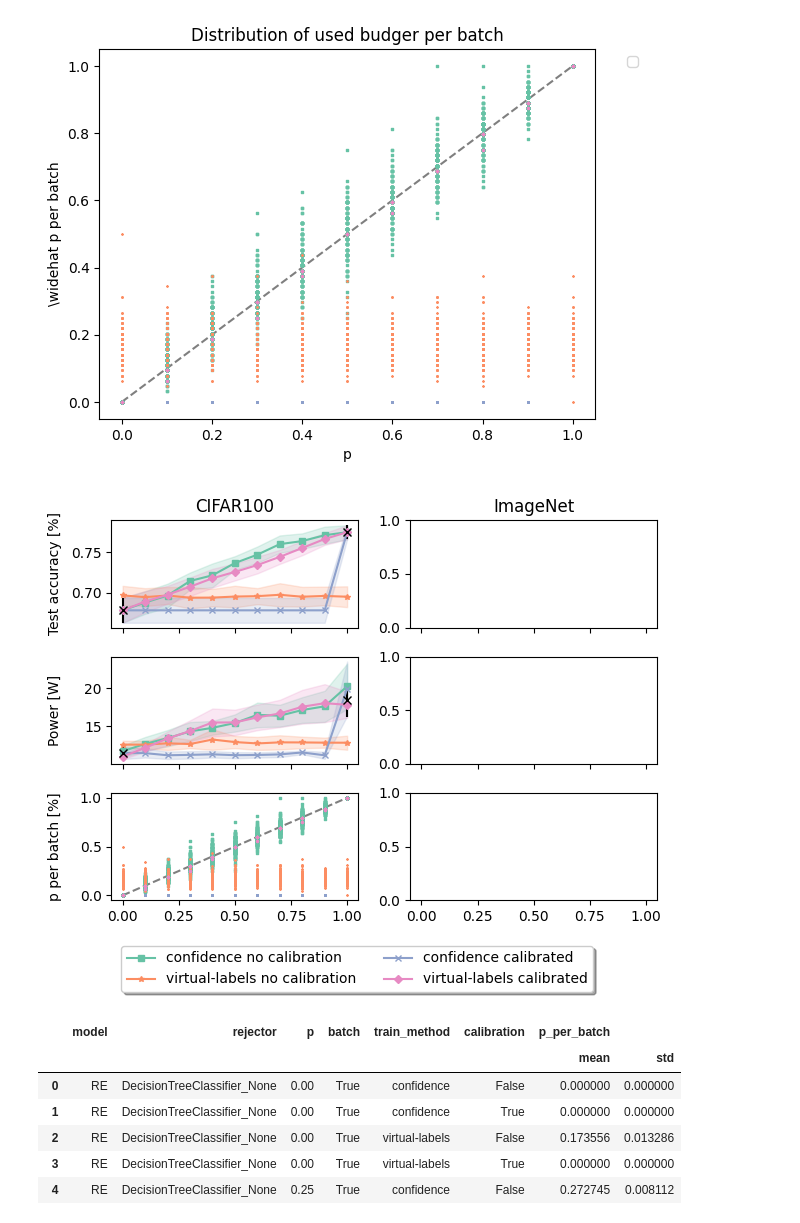
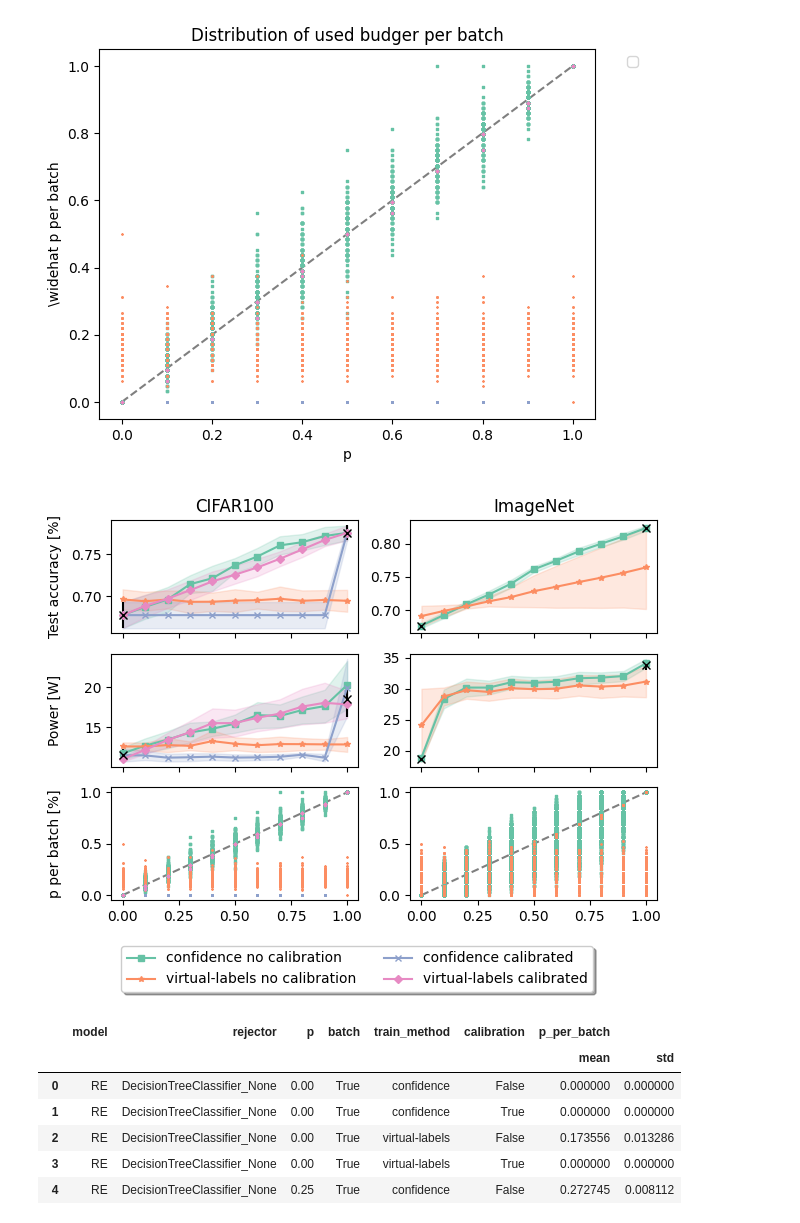
Before and after one commit to sbuschjaeger/REwOC, a Jupyter notebook: plot.ipynb, the cells around one changed output. Cells and saved outputs as stored; diff of their text form; code cells hidden in the pictures.

```diff
--- a/plot.ipynb
+++ b/plot.ipynb
@@ -169,12 +171,18 @@ def plot_distribution(dff, ax, cal_unique, train_unique, markers, colors):
                 ax.scatter(x, y, c = colors[plot_number], marker=markers[plot_number], s=1, zorder=2)
             plot_number = plot_number+1 if plot_number+1 < len(colors) else 0
 
-# Group by specified columns and aggregate
-df = pd.DataFrame(metrics)
-dff = df.groupby(["model", "rejector", "p", "batch", "train_method", "calibration"]).agg({
-    'p_per_batch': merge_lists,
-}).reset_index()
-df_distribution = dff.copy()
+def read_grouped(json_path):
+    metrics = json.load(open(json_path,"r"))
+
+    # Group by specified columns and aggregate
+    df = pd.DataFrame(metrics)
+    dff = df.groupby(["model", "rejector", "p", "batch", "train_method", "calibration"]).agg({
+        'p_per_batch': merge_lists,
+    }).reset_index()
+
+    return dff
+
+dff = read_grouped("cifar100.json")
 
 for rejector in dff["rejector"].dropna().unique():
     plt.xlabel("p")
@@ -195,48 +203,45 @@ No artists with labels found to put in legend.  Note that artists whose label st
 # %%
 import matplotlib.pyplot as plt
 import numpy as np
 from matplotlib.backends.backend_pdf import PdfPages
 
+fig, axs = plt.subplots(3, 2, sharex=True)
 colors = ['#66c2a5','#fc8d62','#8da0cb','#e78ac3']
 markers = ["s", "*", "x", "D"]
-fig, axs = plt.subplots(3, 2, sharex=True)
-legend_labels = plot_key(df_metrics_grouped, "accuracy", markers, colors, axs[0,0], show_legend = True)
-axs[0,0].set_ylabel("Test accuracy [%]")
-axs[0,0].yaxis.set_label_coords(-0.2, 0.5)
+for i,jpath in enumerate(["cifar100.json", "imagenet.json"]):
+    df,_ = read_json(jpath)
+    df_distribution = read_grouped(jpath)
 
-plot_key(df_metrics_grouped, "power", markers, colors, axs[1,0], show_legend = False)
-axs[1,0].set_ylabel("Power [W]")
-axs[1,0].yaxis.set_label_coords(-0.2, 0.5)
+    legend_labels = plot_key(df, "accuracy", markers, colors, axs[0,i], show_legend = i == 0)
+    plot_key(df, "power", markers, colors, axs[1,i], show_legend = False)
+    plot_distribution(df_distribution, axs[2,i], df["calibration"].dropna().unique(), df["train_method"].dropna().unique(), markers, colors)
 
-plot_distribution(df_distribution, axs[2,0], df["calibration"].dropna().unique(), df["train_method"].dropna().unique(), markers, colors)
-axs[2,0].set_ylabel("p per batch [%]")
-axs[2,0].yaxis.set_label_coords(-0.2, 0.5)
+    if i == 0:
+        axs[0,i].set_ylabel("Test accuracy [%]")
+        axs[0,i].yaxis.set_label_coords(-0.2, 0.5)
+        axs[1,i].set_ylabel("Power [W]")
+        axs[1,i].yaxis.set_label_coords(-0.2, 0.5)
+        axs[2,i].set_ylabel("p per batch [%]")
+        axs[2,i].yaxis.set_label_coords(-0.2, 0.5)
 
-# # Create custom legend handlers
-# handler_map = {}
-# for i, label in enumerate(legend_labels):
-#     handler_map[label] = plt.Line2D([], [], color='C{}'.format(i), markersize=10, label=label)
-
-# # Create the legend with custom handlers
-# fig.legend(handles=[handler_map[label] for label in legend_labels], loc='upper center', bbox_to_anchor=(0.5, -0.05), shadow=True, ncol=2)
 
 # Set titles for each column
 axs[0, 0].set_title('CIFAR100')
 axs[0, 1].set_title('ImageNet')
 
 # Add a legend to the figure
 fig.legend(loc='upper center',  bbox_to_anchor=(0.5, 0), shadow=True, ncol=2)
 
 # Adjust the layout to make space for the legend
 plt.tight_layout(rect=[0, 0, 1, 0.95])
 
 # Save the figure to a PDF
 with PdfPages('output.pdf') as pdf:
     pdf.savefig(fig, bbox_inches='tight')
 
 plt.show()
 # %% [output]
-[figure, old version]
+[figure, new version]
 # %%
 # Define a custom aggregation function to merge lists
 def mean_per_list(x):
```
Also changed, not shown: parts of 1 cell of this notebook, 8 other files.
